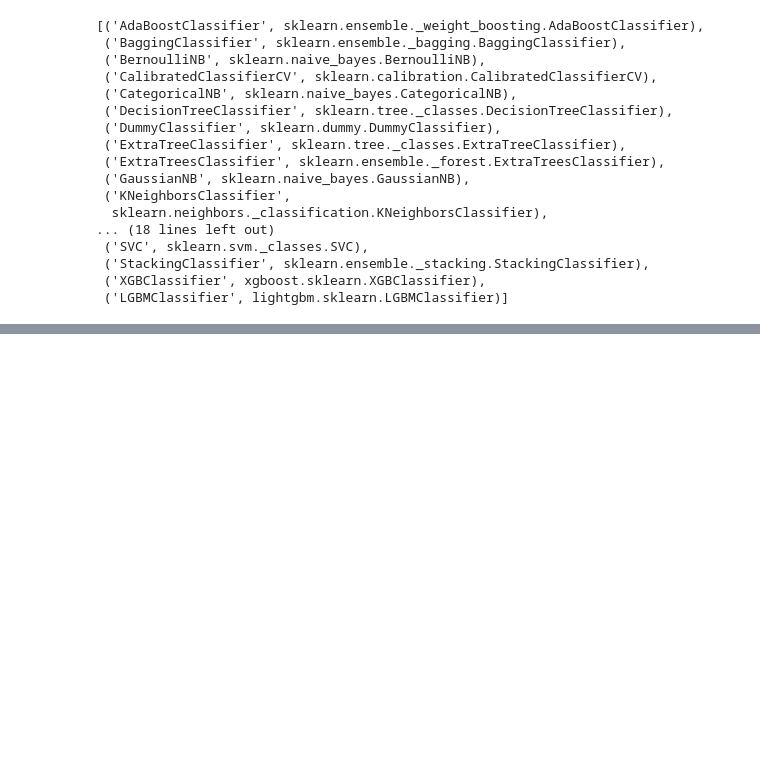
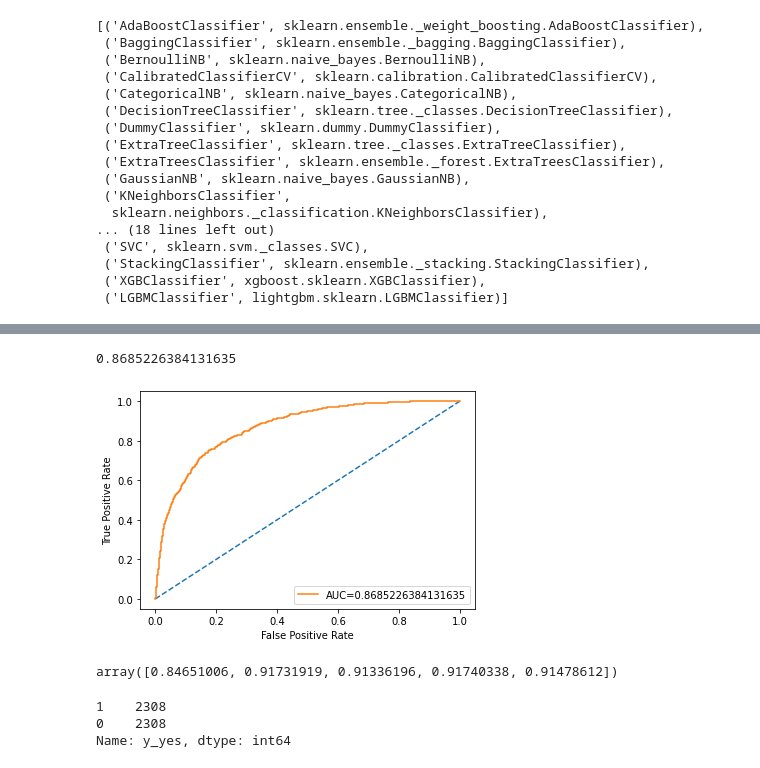
Before and after one commit to vidya2901/aUvqrX70jsiaP6fh, a Jupyter notebook: Term_Deposit_Marketing.ipynb, the cells around one changed output, grey strips where cells are left out. Cells and saved outputs as stored; diff of their text form; code cells hidden in the pictures; blank space fills up the shorter version.

```diff
--- a/Term_Deposit_Marketing.ipynb
+++ b/Term_Deposit_Marketing.ipynb
@@ -176,0 +245,6 @@ print(models)
+# %%
+#logistic regression - smote
+logisticRegr = LogisticRegression()
+lr_smo = logisticRegr.fit(X_smo, y_smo)
+y_pred_smo=logisticRegr.predict(X_test)
+print(classification_report(y_test, y_pred_smo))
@@ -176,0 +260,4 @@ print(models)
+# %%
+# predict probabilities
+y_prob_smo=logisticRegr.predict_proba(X_test)
+print(y_prob_smo)
@@ -176,0 +272,27 @@ print(models)
+# %%
+# keep probabilities for the positive outcome only
+probs = y_prob_smo[:, 1]
+# %%
+# calculate roc auc
+auc = roc_auc_score(y_test, probs)
+print(auc)
+# %% [output]
+0.8685226384131635
+# %%
+# calculate roc curve
+fpr, tpr, thresholds = roc_curve(y_test, probs)
+# plot no skill
+plt.plot([0, 1], [0, 1], linestyle='--')
+# plot the roc curve for the model
+plt.plot(fpr,tpr,label="AUC="+str(auc))
+plt.ylabel('True Positive Rate')
+plt.xlabel('False Positive Rate')
+plt.legend(loc=4)
+# show the plot
+plt.show()
+# %% [output]
+[figure, added]
+# %%
+cross_val_score(logisticRegr, X_smo, y_smo, cv=5)
+# %% [output]
+array([0.84651006, 0.91731919, 0.91336196, 0.91740338, 0.91478612])
@@ -176,0 +303,6 @@ print(models)
+# %%
+pd.value_counts(y_rus)
+# %% [output]
+1    2308
+0    2308
+Name: y_yes, dtype: int64
```
Also changed, not shown: parts of 34 cells of this notebook.
